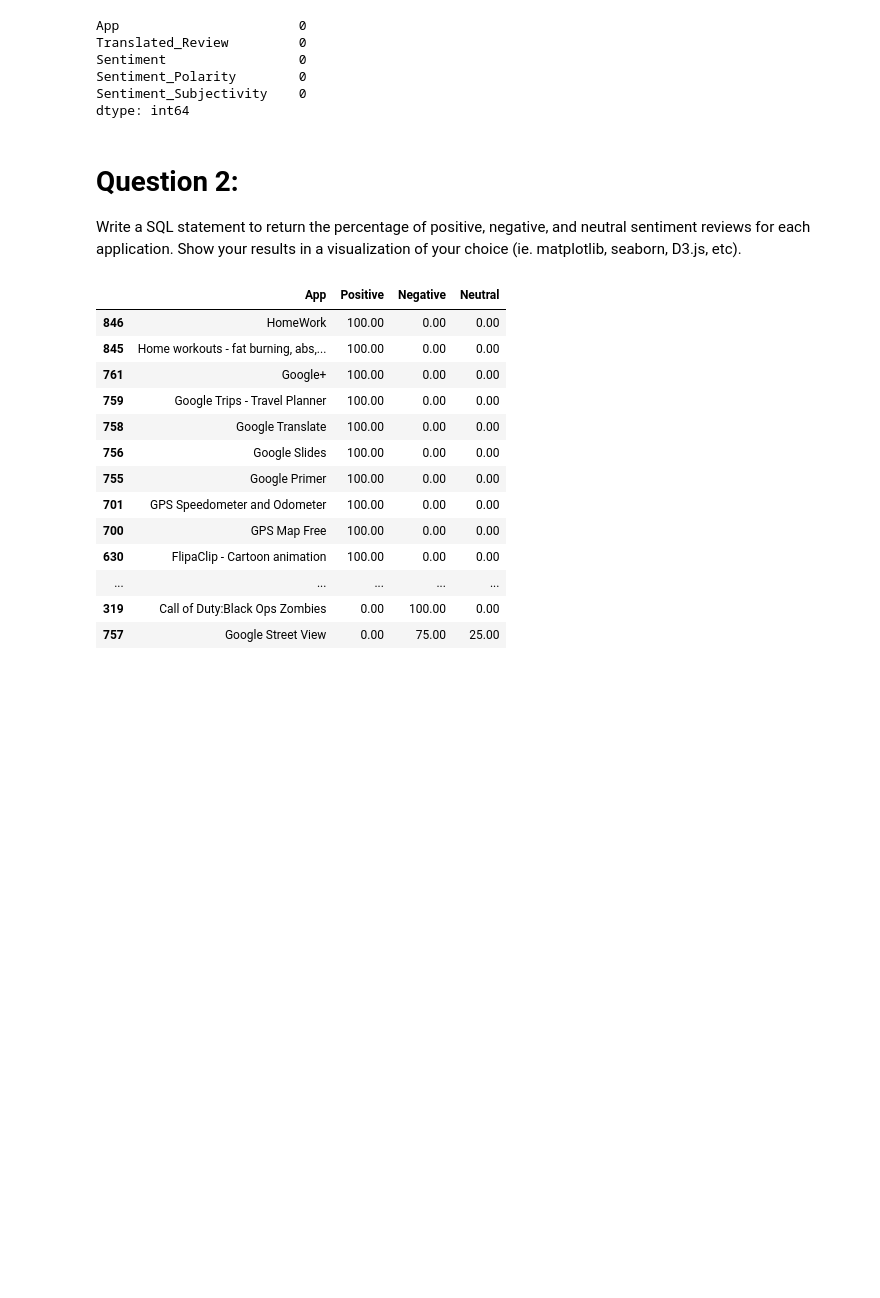
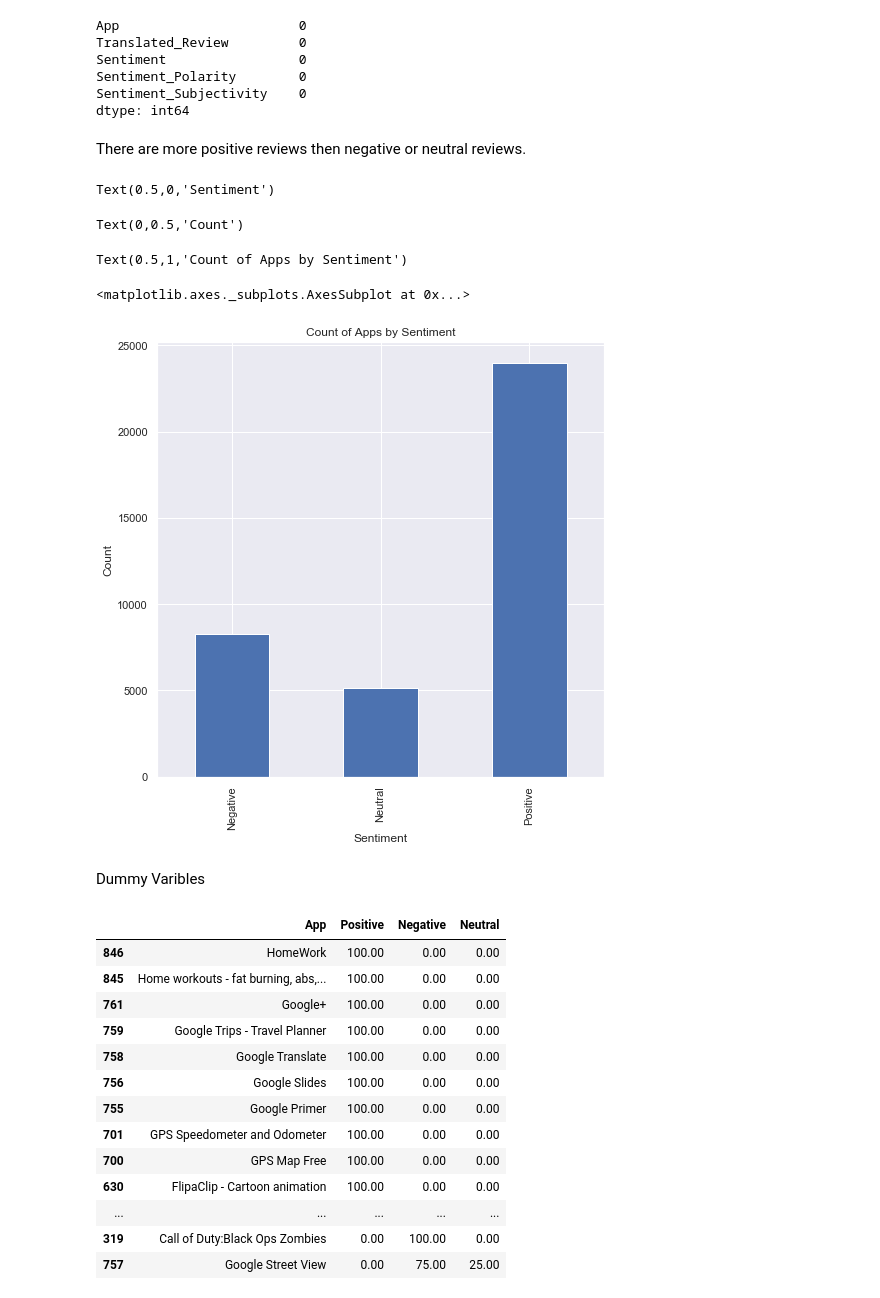
Before and after one commit to kpratikin/Google-App-Store, a Jupyter notebook: Google Play Strore Applications Data.ipynb, the cells around one changed output. Cells and saved outputs as stored; diff of their text form; code cells hidden in the pictures; blank space fills up the shorter version.

```diff
--- a/Google Play Strore Applications Data.ipynb
+++ b/Google Play Strore Applications Data.ipynb
@@ -522,9 +542,23 @@ Sentiment                 0
 Sentiment_Polarity        0
 Sentiment_Subjectivity    0
 dtype: int64
-# %% [markdown]
-# Question 2:
-Write a SQL statement to return the percentage of positive, negative, and neutral sentiment reviews for each application. Show your results in a visualization of your choice (ie. matplotlib, seaborn, D3.js, etc).
+# %% [markdown]
+There are more positive reviews then negative or neutral reviews.
+# %%
+fig = plt.figure(figsize=(8,8))
+ax= fig.gca()
+ax.set_xlabel('Sentiment')
+ax.set_ylabel('Count')
+ax.set_title('Count of Apps by Sentiment')
+df_appreviews.groupby('Sentiment').App.count().plot.bar(ax=ax)
+# %% [output]
+Text(0.5,0,'Sentiment')
+Text(0,0.5,'Count')
+Text(0.5,1,'Count of Apps by Sentiment')
+<matplotlib.axes._subplots.AxesSubplot at 0x...>
+[figure, added]
+# %% [markdown]
+Dummy Varibles
 # %%
 df_appreviews['Positive'] = df_appreviews.Sentiment == 'Positive'
 df_appreviews['Negative'] = df_appreviews.Sentiment == 'Negative'
```
Also changed, not shown: parts of 21 cells of this notebook.
